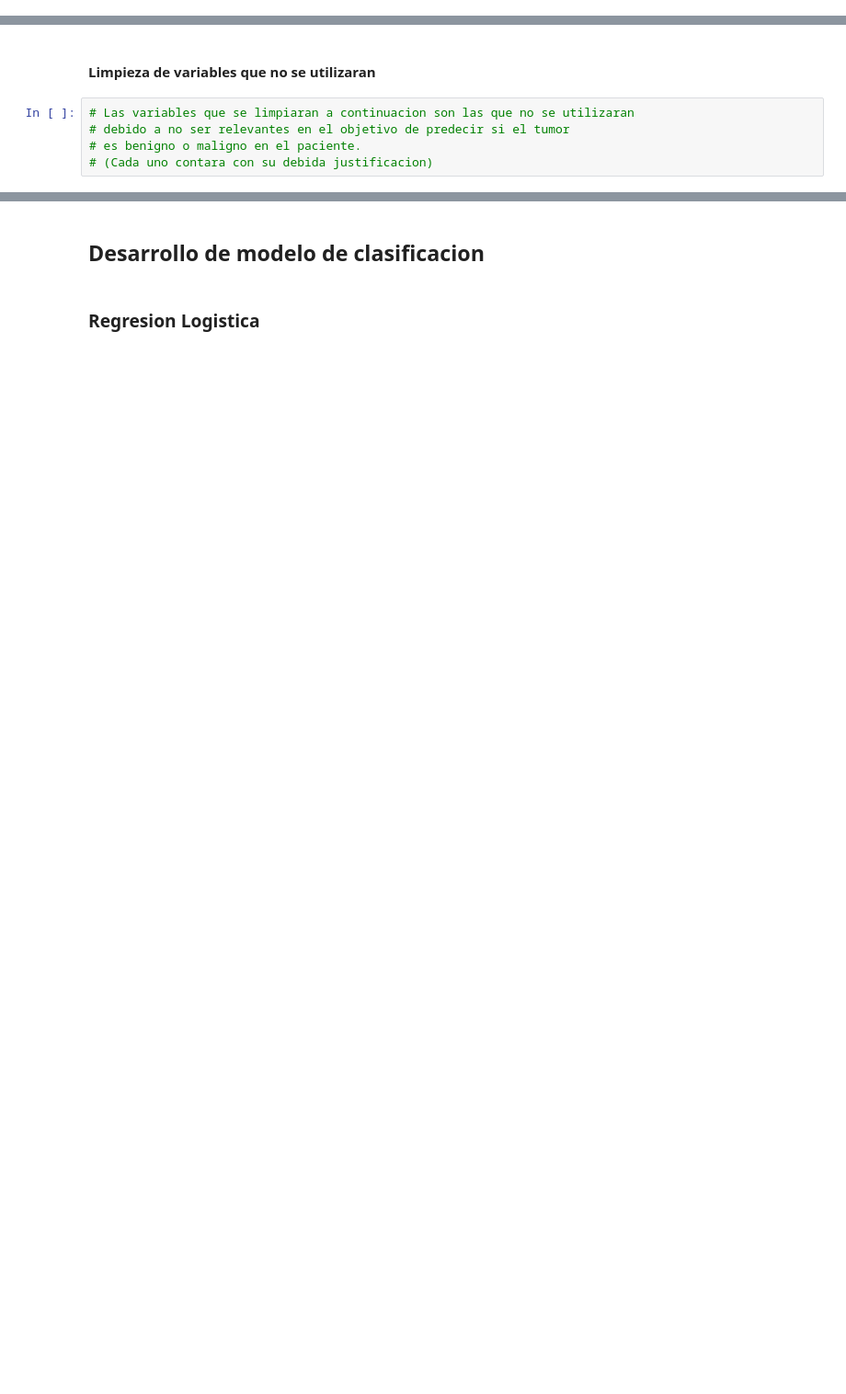
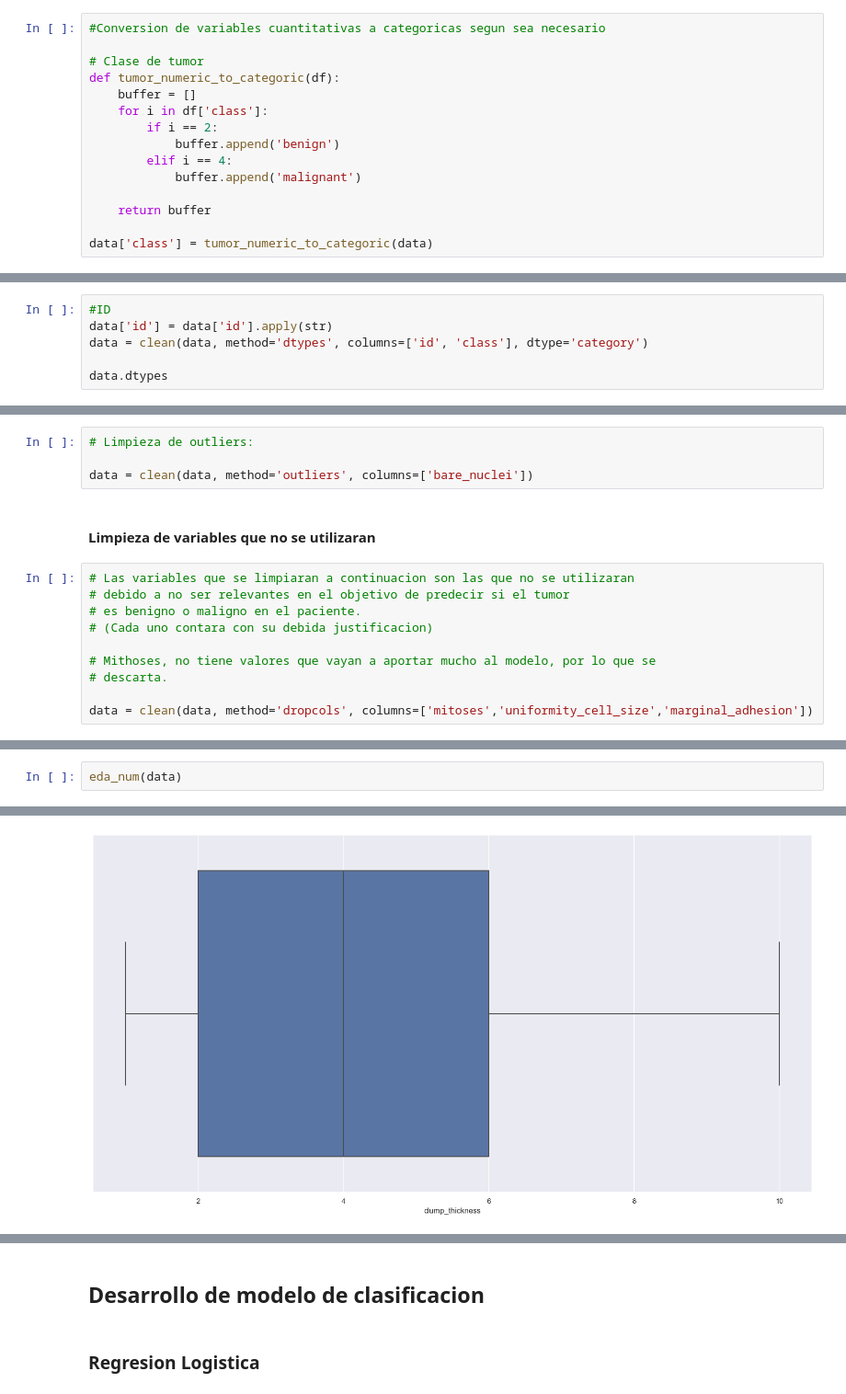
Before and after one commit to andresdlRoca/Mineria-de-datos_Lab2_UVG_2023, a Jupyter notebook: main.ipynb, the cells around one changed output, grey strips where cells are left out. Shown: that part at 92% size. Saved outputs shown, nothing was run; the diff lists cells and outputs as text; blank space fills up the shorter version.

```diff
--- a/main.ipynb
+++ b/main.ipynb
@@ -159,3 +159,18 @@ collection
  array([ 1,  2,  7,  4,  5,  3, 10,  6,  9,  8], dtype=int64),
  array([ 1,  5,  4,  2,  3,  7, 10,  8,  6], dtype=int64),
  array([2, 4], dtype=int64)]
+# %%
+#Conversion de variables cuantitativas a categoricas segun sea necesario
+
+# Clase de tumor
+def tumor_numeric_to_categoric(df):
+    buffer = []
+    for i in df['class']:
+        if i == 2:
+            buffer.append('benign')
+        elif i == 4:
+            buffer.append('malignant')
+
+    return buffer
+
+data['class'] = tumor_numeric_to_categoric(data)
@@ -161,0 +195,6 @@ collection
+# %%
+#ID
+data['id'] = data['id'].apply(str)
+data = clean(data, method='dtypes', columns=['id', 'class'], dtype='category')
+
+data.dtypes
@@ -162,3 +214,7 @@ collection
+# %%
+# Limpieza de outliers:
+
+data = clean(data, method='outliers', columns=['bare_nuclei'])
 # %% [markdown]
 #### Limpieza de variables que no se utilizaran
 # %%
@@ -166,3 +222,8 @@ collection
 # debido a no ser relevantes en el objetivo de predecir si el tumor
 # es benigno o maligno en el paciente.
 # (Cada uno contara con su debida justificacion)
+
+# Mithoses, no tiene valores que vayan a aportar mucho al modelo, por lo que se
+# descarta.
+
+data = clean(data, method='dropcols', columns=['mitoses','uniformity_cell_size','marginal_adhesion'])
@@ -168,0 +259,3 @@ collection
+# %%
+eda_num(data)
+# %% [output]
@@ -168,0 +263 @@ collection
+[figure, added]
```
Also changed, not shown: parts of 16 cells of this notebook.
